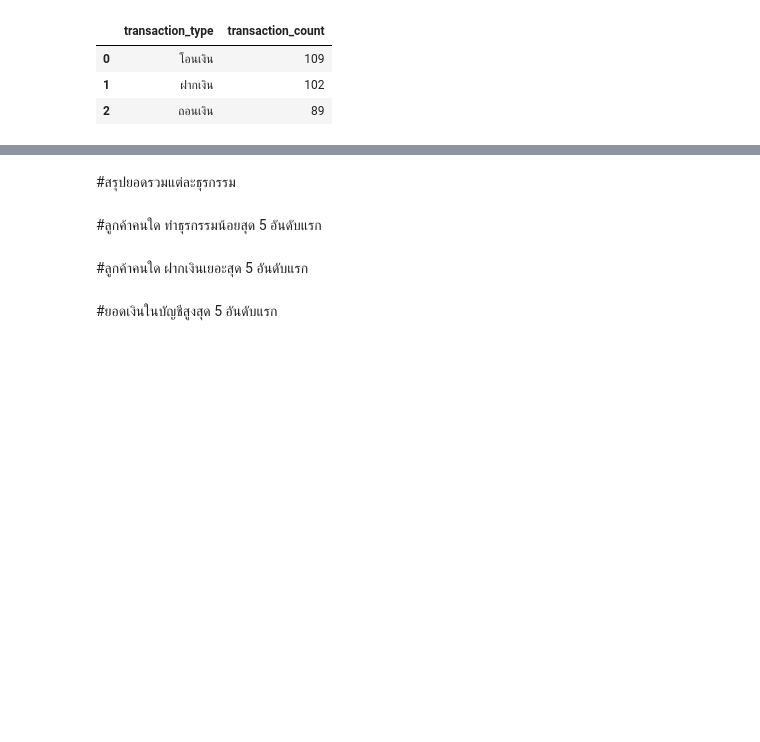
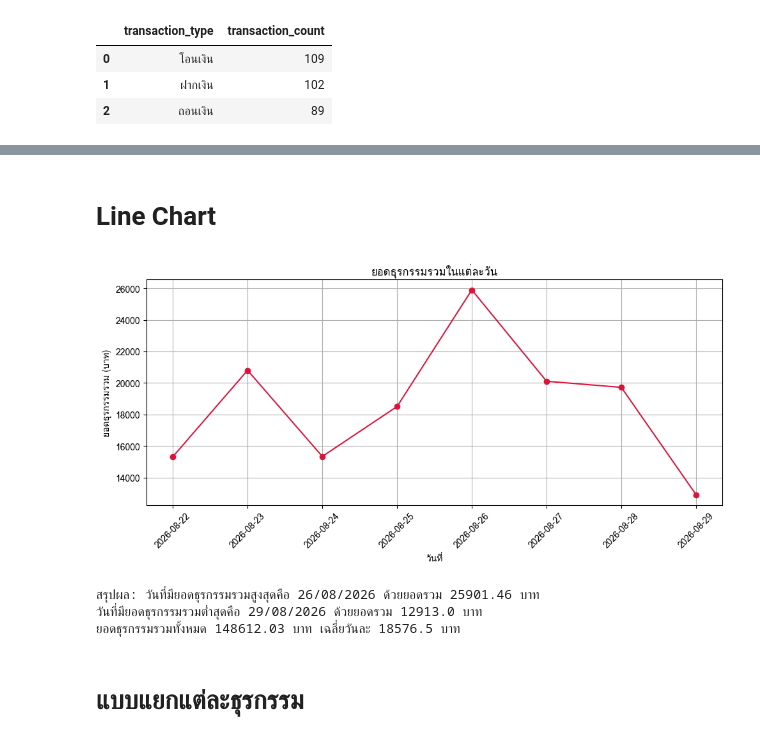
Before and after one commit to natchanant-arch/Project_Savings_Cooperative, a Jupyter notebook: FINAL_PRO.ipynb, the cells around one changed output, grey strips where cells are left out. Cells and saved outputs as stored; diff of their text form; code cells hidden in the pictures; blank space fills up the shorter version.

```diff
--- a/FINAL_PRO.ipynb
+++ b/FINAL_PRO.ipynb
@@ -926,2 +1007,47 @@ project_id = "academic-works-506403-n9"
+# %% [markdown]
+# **Line Chart**
+# %%
+# แปลงวันที่
+df_clean['date'] = pd.to_datetime(df_clean['date'], dayfirst=True)
+
+# รวมยอดเงินตามวันที่ จากข้อมูลที่ Clean แล้ว
+daily_amount = df_clean.groupby('date')['amount'].sum()
+
+# สร้างกราฟ
+plt.figure(figsize=(10, 5))
+
+# วาดเส้น
+plt.plot(daily_amount.index, daily_amount.values, marker='o', color = "crimson")
+
+# ตั้งชื่อกราฟและแกน
+plt.title('ยอดธุรกรรมรวมในแต่ละวัน')
+plt.xlabel('วันที่')
+plt.ylabel('ยอดธุรกรรมรวม (บาท)')
+
+plt.xticks(rotation=45)
+plt.grid(True)
+
+plt.tight_layout()
+plt.show()
+
+# สรุปผลเชื่อมโยงกับข้อมูลจริง (Line chart รวม)
+max_day = daily_amount.idxmax()
+max_val = daily_amount.max()
+min_day = daily_amount.idxmin()
+min_val = daily_amount.min()
+total_amount = daily_amount.sum()
+avg_amount = daily_amount.mean()
+
+print()
+print("สรุปผล: วันที่มียอดธุรกรรมรวมสูงสุดคือ", max_day.strftime('%d/%m/%Y'),
+      "ด้วยยอดรวม", round(max_val, 2), "บาท")
+print("วันที่มียอดธุรกรรมรวมต่ำสุดคือ", min_day.strftime('%d/%m/%Y'),
+      "ด้วยยอดรวม", round(min_val, 2), "บาท")
+print("ยอดธุรกรรมรวมทั้งหมด", round(total_amount, 2), "บาท เฉลี่ยวันละ", round(avg_amount, 2), "บาท")
+# %% [output]
+[figure, added]
+สรุปผล: วันที่มียอดธุรกรรมรวมสูงสุดคือ 26/08/2026 ด้วยยอดรวม 25901.46 บาท
+วันที่มียอดธุรกรรมรวมต่ำสุดคือ 29/08/2026 ด้วยยอดรวม 12913.0 บาท
+ยอดธุรกรรมรวมทั้งหมด 148612.03 บาท เฉลี่ยวันละ 18576.5 บาท
 # %% [markdown]
-#สรุปยอดรวมแต่ละธุรกรรม
+# **แบบแยกแต่ละธุรกรรม**
@@ -944,2 +1053,0 @@ df.head()
-# %% [markdown]
-#ลูกค้าคนใด ทำธุรกรรมน้อยสุด 5 อันดับแรก
@@ -960,2 +1053,0 @@ df.head()
-# %% [markdown]
-#ลูกค้าคนใด ฝากเงินเยอะสุด 5 อันดับแรก
@@ -976,2 +1053,0 @@ df.head()
-# %% [markdown]
-#ยอดเงินในบัญชีสูงสุด 5 อันดับแรก
```
Also changed, not shown: parts of 16 cells of this notebook.
